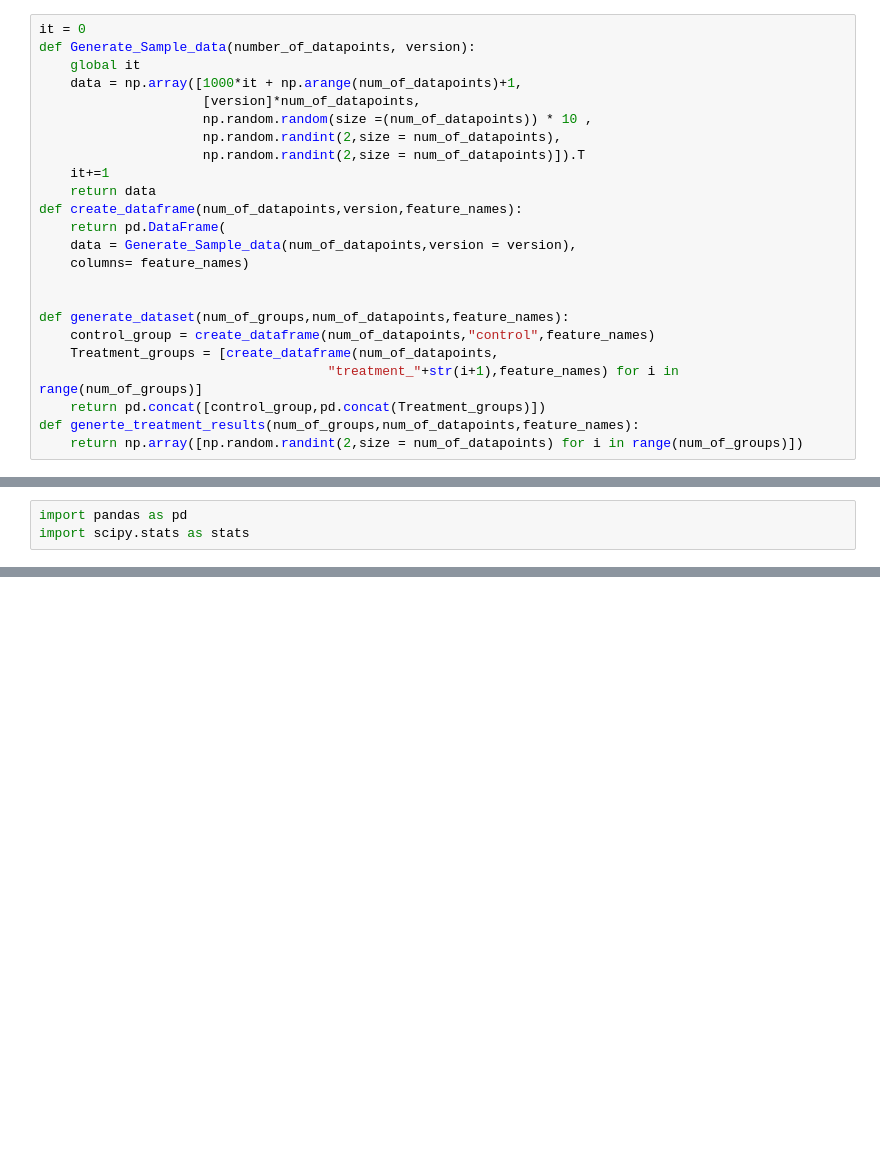
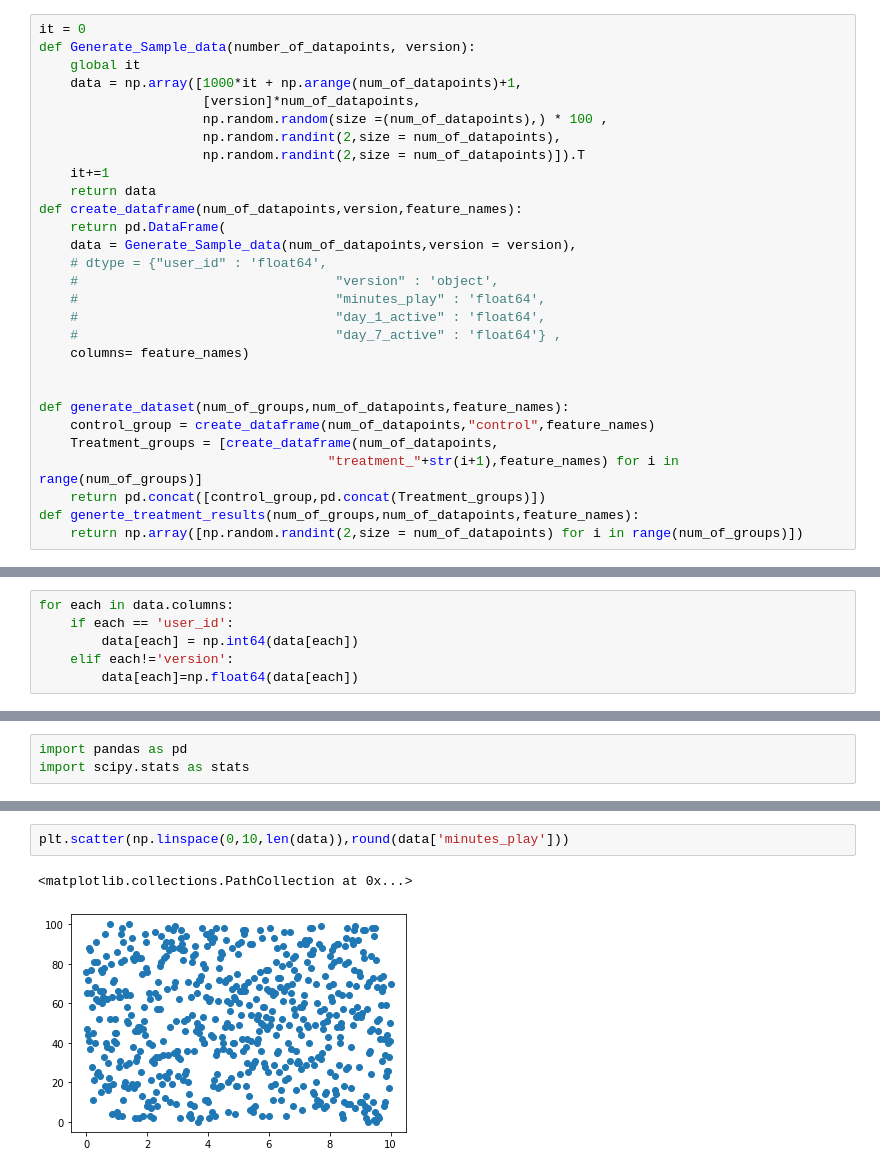
Before and after one commit to madanela/Marketing-Analytics, a Jupyter notebook: DataGeneration.ipynb, the cells around one changed output, grey strips where cells are left out. Cells and saved outputs as stored; diff of their text form; blank space fills up the shorter version.

```diff
--- a/DataGeneration.ipynb
+++ b/DataGeneration.ipynb
@@ -9,7 +9,7 @@ def Generate_Sample_data(number_of_datapoints, version):
     global it
     data = np.array([1000*it + np.arange(num_of_datapoints)+1,
                      [version]*num_of_datapoints,
-                     np.random.random(size =(num_of_datapoints)) * 10 ,
+                     np.random.random(size =(num_of_datapoints),) * 100 ,
                      np.random.randint(2,size = num_of_datapoints),
                      np.random.randint(2,size = num_of_datapoints)]).T
     it+=1
@@ -17,6 +17,11 @@ def Generate_Sample_data(number_of_datapoints, version):
 def create_dataframe(num_of_datapoints,version,feature_names):
     return pd.DataFrame(
     data = Generate_Sample_data(num_of_datapoints,version = version),
+    # dtype = {"user_id" : 'float64',
+    #                                 "version" : 'object',
+    #                                 "minutes_play" : 'float64',
+    #                                 "day_1_active" : 'float64',
+    #                                 "day_7_active" : 'float64'} ,
     columns= feature_names)
 
 
@@ -38,0 +41,6 @@ Input number of datapoint per group1000
+# %%
+for each in data.columns:
+    if each == 'user_id':
+        data[each] = np.int64(data[each])
+    elif each!='version':
+        data[each]=np.float64(data[each])
@@ -78,0 +114,5 @@ print(np.round(aov_table,4))
+# %%
+plt.scatter(np.linspace(0,10,len(data)),round(data['minutes_play']))
+# %% [output]
+<matplotlib.collections.PathCollection at 0x...>
+[figure, added]
```
Also changed, not shown: parts of 15 cells of this notebook.
